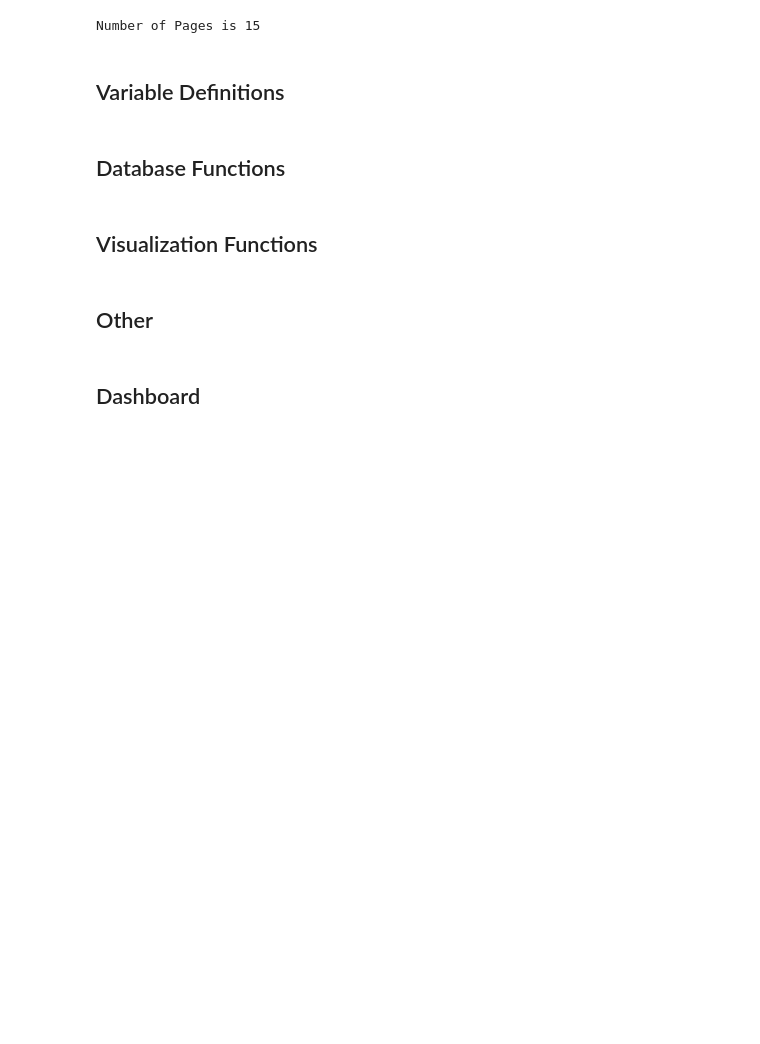
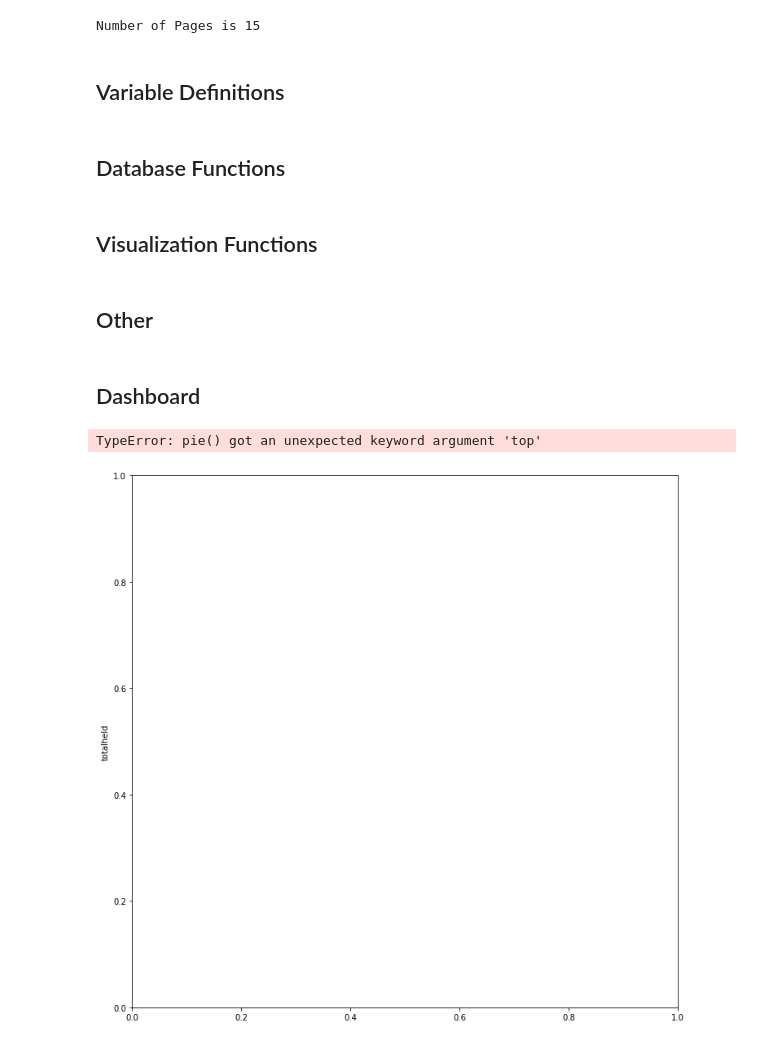
Before and after one commit to wchance/project1, a Jupyter notebook: notebooks/Final_Analysis.ipynb, the cells around one changed output. Cells and saved outputs as stored; diff of their text form; code cells hidden in the pictures; blank space fills up the shorter version.

Commit message:
Beautify Rebalance Tab

```diff
--- a/notebooks/Final_Analysis.ipynb
+++ b/notebooks/Final_Analysis.ipynb
@@ -351,18 +351,13 @@ def portfolio_ratings_plot(dataset):
 
     return df_rating
 
-def portfolio_distribution_plot(dataset, title):
-    pie_plot = px.pie(
-        dataset,
-        values='totalheld',
-        names='symbol',
-        labels='symbol',
-        hole=.4,
-        width=500,
-    )
-
-    pie_plot.update_layout(annotations=[dict(text=title,font_size=20,showarrow=False)])
-
+# JCs Distribution plot
+def portfolio_distribution_plot(dataset):
+    pie_plot = dataset.set_index('symbol').plot.pie(y='totalheld',
+                                                    figsize=(12,12),
+                                                    startangle=0,
+                                                    autopct='%1.1f%%',
+                                                    legend=False).figure
     return pie_plot
 # %% [markdown]
 ## Other
@@ -421,36 +416,44 @@ rating_tab = pn.Column(pn.pane.Markdown("""
                                         |           |                        |           |                        |
                                         | ---:      | :---                   | ---:      | :---                   |
                                         | **DCF**   | - Discount Cash Flow   | **DE**    | - Debt-Equity          |
                                         | **ROE**   | - Return on Equity     | **PE**    | - Price-Earnings Ratio |
                                         | **ROA**   | - Return on Assets     | **PB**    | - Price-Book Ration    |
 
                                         """),
                        pn.Tabs(('Jorge', pn.widgets.DataFrame(portfolio_ratings_plot(df_jorge_holdings),
                                                               show_index=False,
                                                               autosize_mode='fit_columns',
                                                               width=900)),
                                ('William', pn.widgets.DataFrame(portfolio_ratings_plot(df_william_holdings),
                                                                 show_index=False,
                                                                 autosize_mode='fit_columns',
                                                                 width=900)),
                                ('JC', pn.widgets.DataFrame(portfolio_ratings_plot(df_juancarlos_holdings),
                                                                     show_index=False,
                                                                     autosize_mode='fit_columns',
                                                                     width=900))),
                        )
 
-rebalance_tab = pn.Column(pn.Row(portfolio_distribution_plot(df_jorge_holdings, 'Jorge'),
-                                 portfolio_distribution_plot(df_william_holdings, 'William'),
-                                 portfolio_distribution_plot(df_juancarlos_holdings, 'JC')))
+rebalance_text = "### Your Portfolio Investment Distribution at a glance"
+
+rebalance_tab = pn.Column(pn.Tabs(('Jorge', pn.Column(pn.pane.Markdown(rebalance_text),
+                                                       portfolio_distribution_plot(df_jorge_holdings))),
+                                   ('William', pn.Column(pn.pane.Markdown(rebalance_text),
+                                                         portfolio_distribution_plot(df_william_holdings))),
+                                   ('JC', pn.Column(pn.pane.Markdown(rebalance_text),
+                                                    portfolio_distribution_plot(df_juancarlos_holdings)))))
 
 screener_tab = pn.Column(pn.pane.Markdown("## Long Ideas"),
                          pn.widgets.DataFrame(long_ideas,show_index=False,autosize_mode='fit_columns'),
                          pn.pane.Markdown("## Short Ideas"),
                          pn.widgets.DataFrame(short_ideas,show_index=False,autosize_mode='fit_columns'))
 
 portfolio_forecast_tab = pn.pane.Markdown(welcome_title)
 
 btc_forecast_tab = pn.pane.Markdown(welcome_title)
+# %% [output]
+TypeError: pie() got an unexpected keyword argument 'top'
+[figure, added]
 # %%
 # Create a Title for the Dashboard
 dashboard_title = '# Portfolio Analyzer'
```
